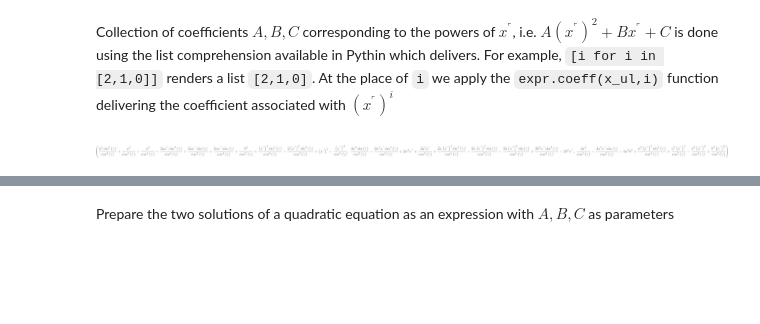
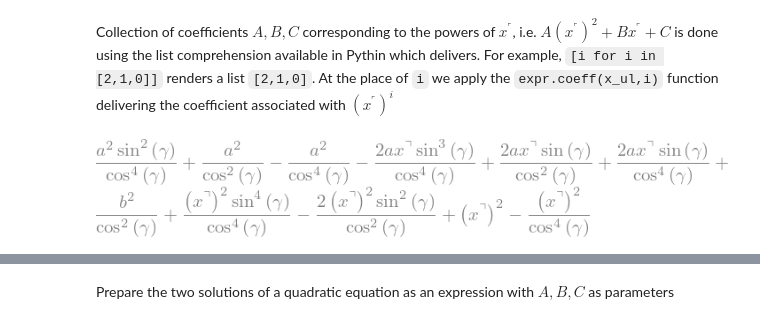
Before and after one commit to bmcs-group/bmcs_shell, a Jupyter notebook: bmcs_shell/folding/wb_cell_lab.ipynb, the cells around one changed output, grey strips where cells are left out. Saved outputs shown, nothing was run; the diff lists cells and outputs as text; code cells hidden in the pictures; blank space fills up the shorter version.

```diff
--- a/bmcs_shell/folding/wb_cell_lab.ipynb
+++ b/bmcs_shell/folding/wb_cell_lab.ipynb
@@ -165,6 +165,7 @@ is done using the list comprehension available in Pythin which delivers. For exa
 delivering the coefficient associated with $(x^\ulcorner)^i$
 # %%
 A_, B_, C_ = [ Eq_UOU_x_rhs_collect.coeff(x_ul,i) for i in [2,1,0]]
-A_, B_, C_
-# %% [output]
-[figure, removed]
+# %%
+A_
+# %% [output]
+[figure, added]
```
Also changed, not shown: parts of 4 cells of this notebook, 2 other files.
